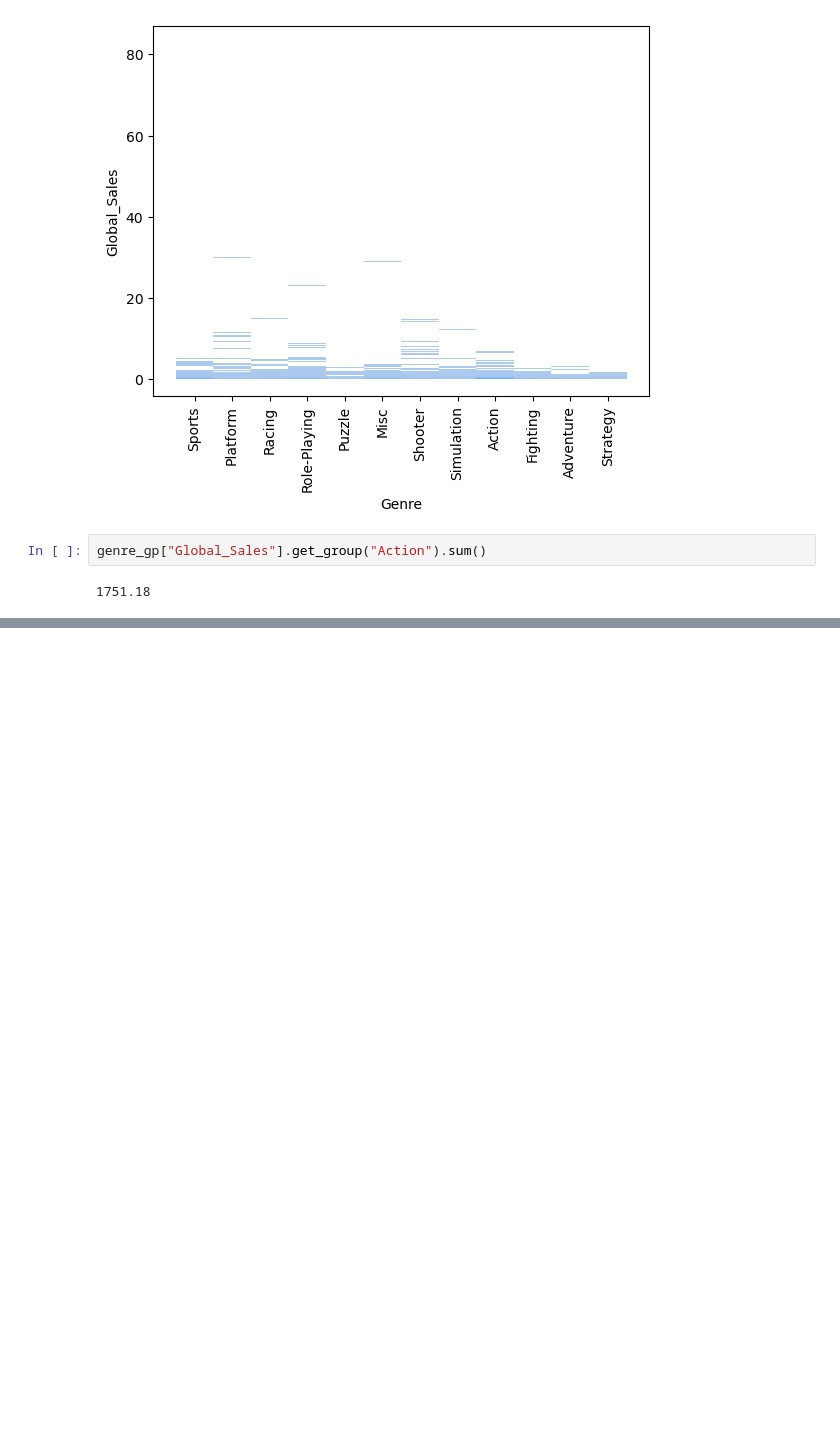
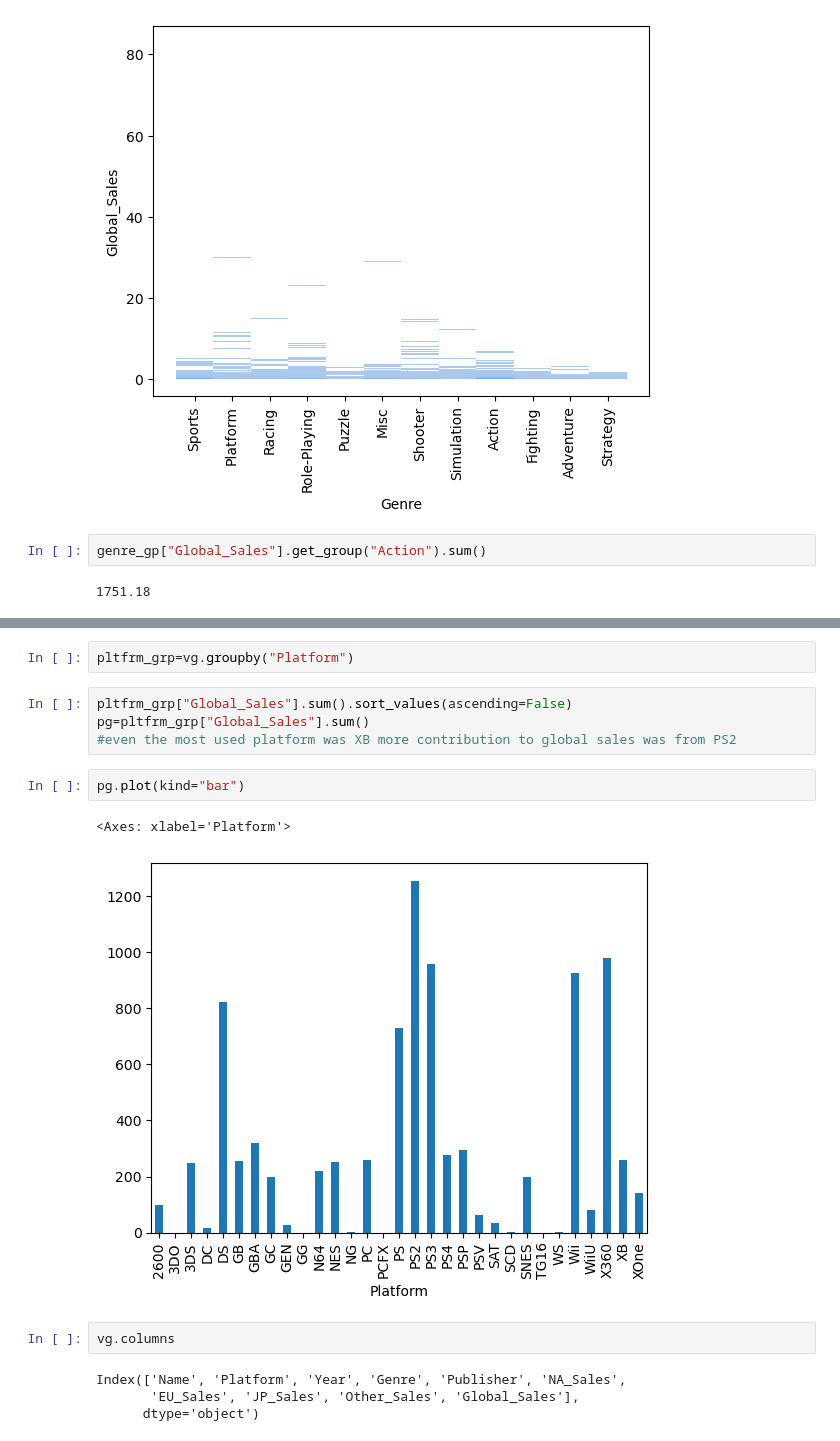
Before and after one commit to shabnammohamedbasheer/video-games-sales-analysis, a Jupyter notebook: VIDEO GAMES SALES.ipynb, the cells around one changed output, grey strips where cells are left out. Cells and saved outputs as stored; diff of their text form; blank space fills up the shorter version.

```diff
--- a/VIDEO GAMES SALES.ipynb
+++ b/VIDEO GAMES SALES.ipynb
@@ -669,0 +653,17 @@ Name: Global_Sales, dtype: float64
+# %%
+pltfrm_grp=vg.groupby("Platform")
+# %%
+pltfrm_grp["Global_Sales"].sum().sort_values(ascending=False)
+pg=pltfrm_grp["Global_Sales"].sum()
+#even the most used platform was XB more contribution to global sales was from PS2
+# %%
+pg.plot(kind="bar")
+# %% [output]
+<Axes: xlabel='Platform'>
+[figure, added]
+# %%
+vg.columns
+# %% [output]
+Index(['Name', 'Platform', 'Year', 'Genre', 'Publisher', 'NA_Sales',
+       'EU_Sales', 'JP_Sales', 'Other_Sales', 'Global_Sales'],
+      dtype='object')
```
Also changed, not shown: parts of 34 cells of this notebook.
